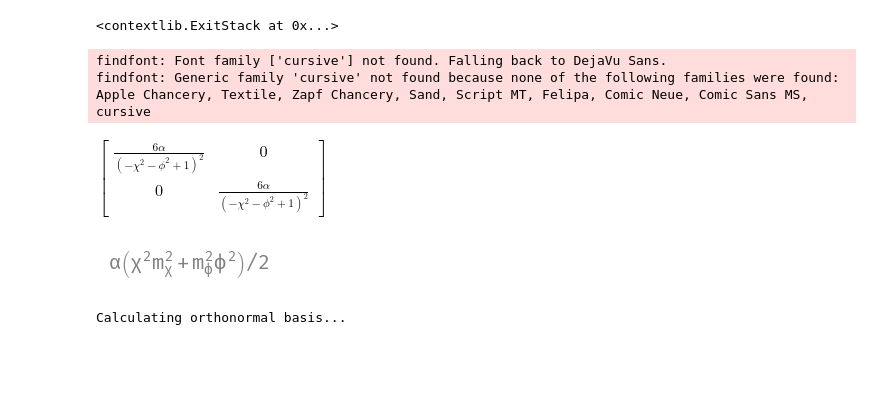
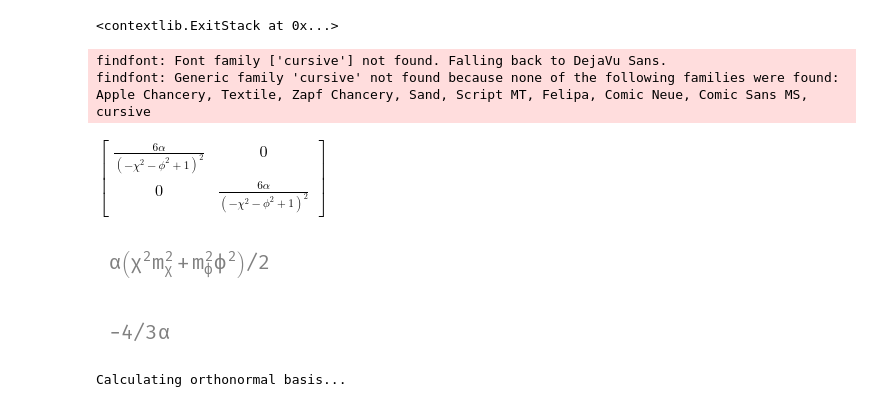
Before and after one commit to smups/inflatox, a Jupyter notebook: notebooks/angular_inf.ipynb, the cells around one changed output. Saved outputs shown, nothing was run; the diff lists cells and outputs as text; code cells hidden in the pictures; blank space fills up the shorter version.

Commit message:
angular plot update

```diff
--- a/notebooks/angular_inf.ipynb
+++ b/notebooks/angular_inf.ipynb
@@ -46,29 +47,30 @@ plt.ioff()
 # %%
 sympy.init_printing()
 #setup the coordinates
 p, x = sympy.symbols("phi chi")
 coords = [p, x]
 d = len(coords)
 
 #setup the potential
 mp, mx, a = sympy.symbols("m_phi m_chi alpha")
 V = a/2 * ( (mp*p)**2 + (mx*x)**2 ).nsimplify()
 
 #setup the metric
 metric_diagonal = 6*a / (1 - p**2 - x**2)**2
 metric = [[0 for i in range(2)] for i in range(2)]
 metric[0][0] = metric_diagonal
 metric[1][1] = metric_diagonal
 metric = MetricTensor(metric, coords)
+R = RicciScalar.from_metric(metric).simplify()
 
 #display the metric and potential
-display(metric.tensor())
-display(V)
+display(metric.tensor(), V, R)
 # %% [output]
 findfont: Font family ['cursive'] not found. Falling back to DejaVu Sans.
 findfont: Generic family 'cursive' not found because none of the following families were found: Apple Chancery, Textile, Zapf Chancery, Sand, Script MT, Felipa, Comic Neue, Comic Sans MS, cursive
 $\displaystyle \left[\begin{matrix}\frac{6 \alpha}{\left(- \chi^{2} - \phi^{2} + 1\right)^{2}} & 0\\0 & \frac{6 \alpha}{\left(- \chi^{2} - \phi^{2} + 1\right)^{2}}\end{matrix}\right]$
 [figure]
+[figure, added]
 # %%
 hesse = inflatox.SymbolicCalculation.new(
   coords,
```
Also changed, not shown: parts of 9 cells of this notebook, 2 other files.
